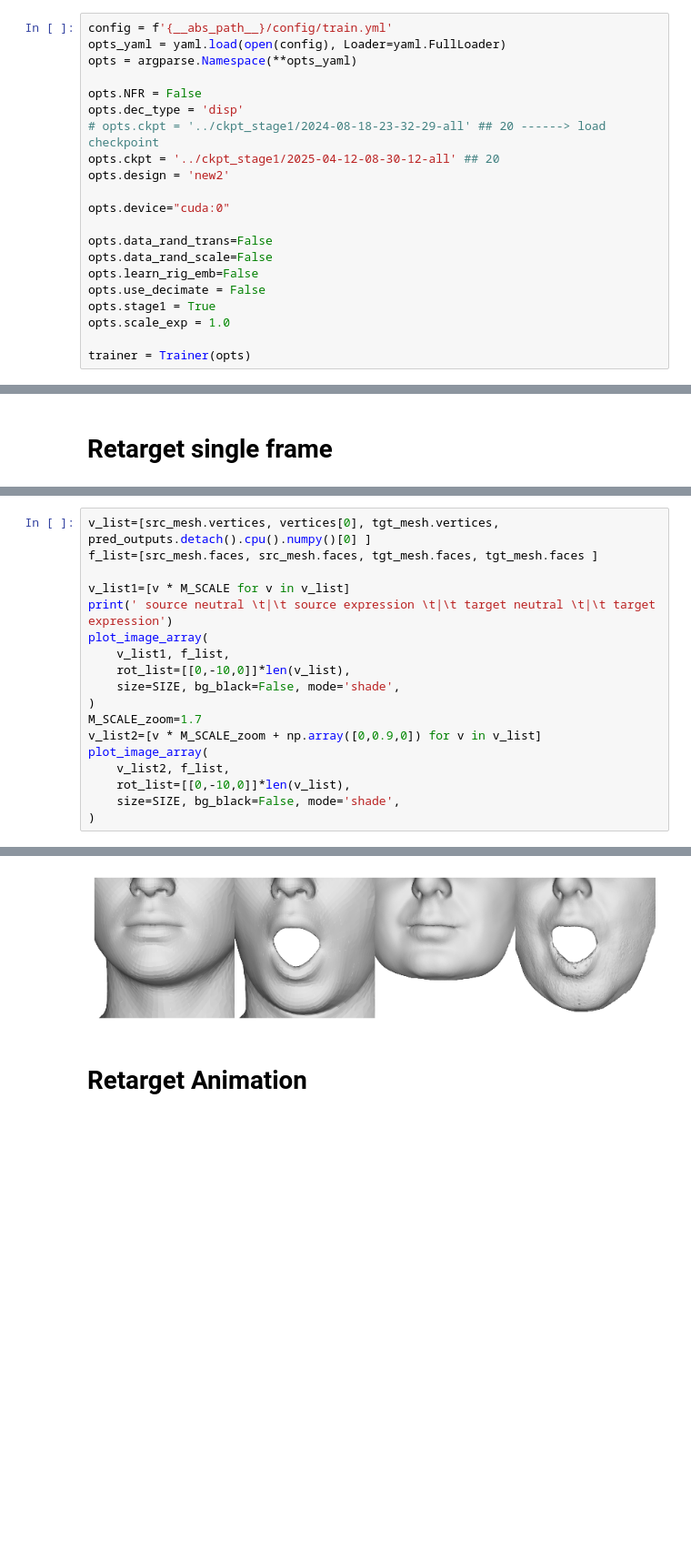
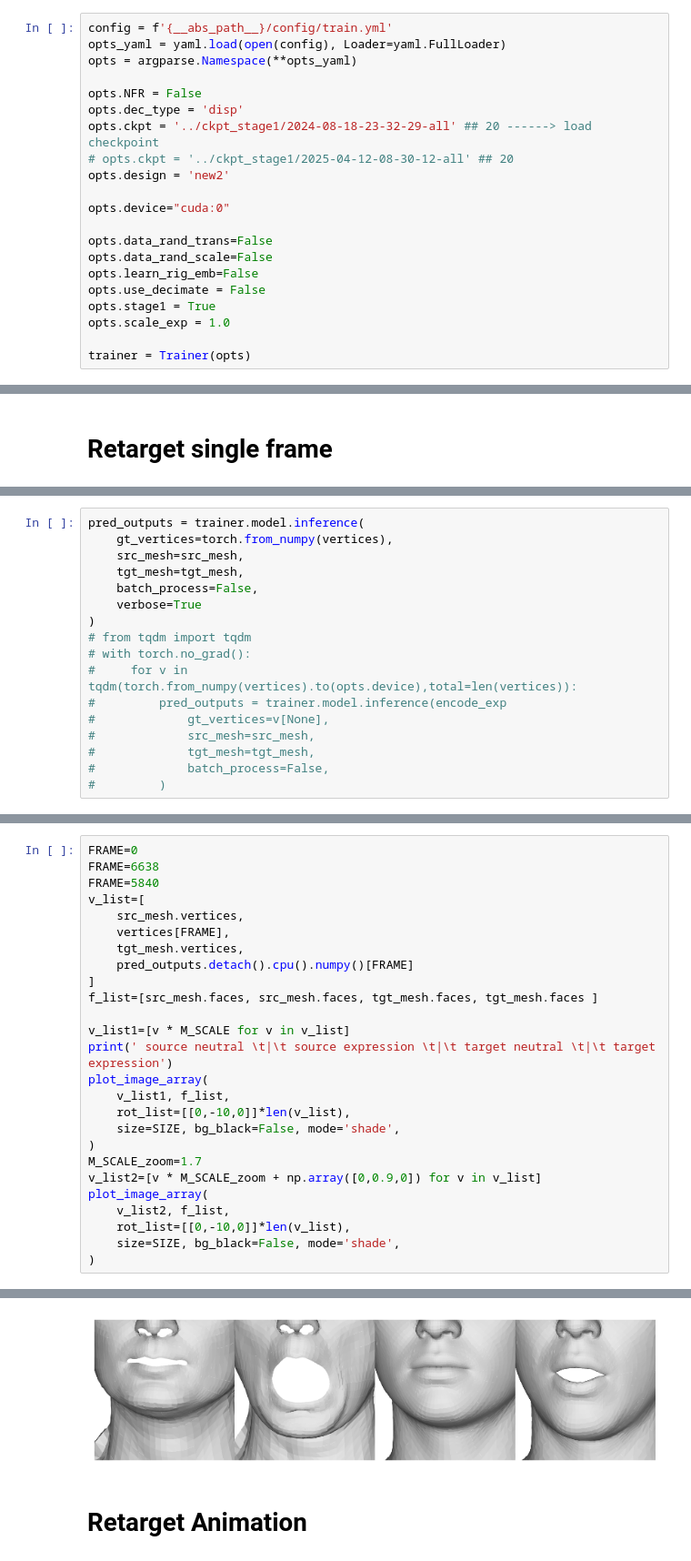
Before and after one commit to chacorp/PDB, a Jupyter notebook: notebook/NFS_inference.ipynb, the cells around one changed output, grey strips where cells are left out. Shown at 91% size. Cells and saved outputs as stored; diff of their text form; blank space fills up the shorter version.

```diff
--- a/notebook/NFS_inference.ipynb
+++ b/notebook/NFS_inference.ipynb
@@ -35,8 +36,8 @@ opts = argparse.Namespace(**opts_yaml)
 
 opts.NFR = False
 opts.dec_type = 'disp'
-# opts.ckpt = '../ckpt_stage1/2024-08-18-23-32-29-all' ## 20 ------> load checkpoint
-opts.ckpt = '../ckpt_stage1/2025-04-12-08-30-12-all' ## 20
+opts.ckpt = '../ckpt_stage1/2024-08-18-23-32-29-all' ## 20 ------> load checkpoint
+# opts.ckpt = '../ckpt_stage1/2025-04-12-08-30-12-all' ## 20
 opts.design = 'new2'
 
 opts.device="cuda:0"
@@ -118,0 +177,17 @@ pred_outputs = trainer.model.inference(
+# %%
+pred_outputs = trainer.model.inference(
+    gt_vertices=torch.from_numpy(vertices),
+    src_mesh=src_mesh,
+    tgt_mesh=tgt_mesh,
+    batch_process=False,
+    verbose=True
+)
+# from tqdm import tqdm
+# with torch.no_grad():
+#     for v in tqdm(torch.from_numpy(vertices).to(opts.device),total=len(vertices)):
+#         pred_outputs = trainer.model.inference(encode_exp
+#             gt_vertices=v[None],
+#             src_mesh=src_mesh,
+#             tgt_mesh=tgt_mesh,
+#             batch_process=False,
+#         )
@@ -119,5 +204,13 @@ pred_outputs = trainer.model.inference(
 # %%
-v_list=[src_mesh.vertices, vertices[0], tgt_mesh.vertices, pred_outputs.detach().cpu().numpy()[0] ]
+FRAME=0
+FRAME=6638
+FRAME=5840
+v_list=[
+    src_mesh.vertices,
+    vertices[FRAME],
+    tgt_mesh.vertices,
+    pred_outputs.detach().cpu().numpy()[FRAME]
+]
 f_list=[src_mesh.faces, src_mesh.faces, tgt_mesh.faces, tgt_mesh.faces ]
 
 v_list1=[v * M_SCALE for v in v_list]
@@ -140,4 +233,4 @@ plot_image_array(
-[figure, old version]
+[figure, new version]
 # %% [markdown]
 # Retarget Animation
 # %%
```
Also changed, not shown: parts of 15 cells of this notebook, 6 other files.
